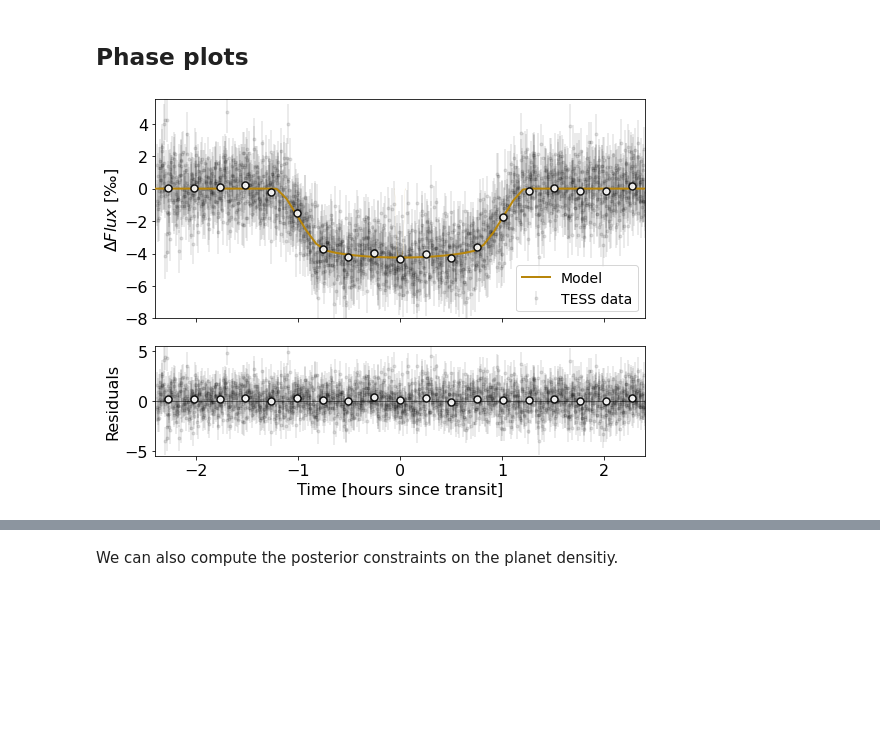
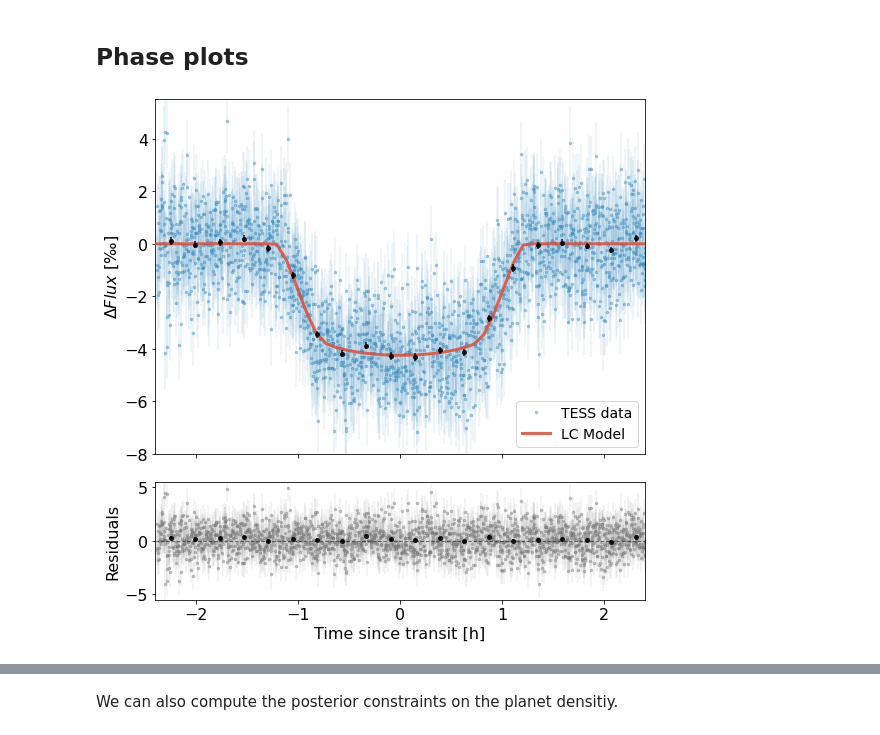
Before and after one commit to juanserrano90/toi1199-1273, a Jupyter notebook: joint_1199.ipynb, the cells around one changed output, grey strips where cells are left out. Drawn from its saved outputs; the diff is of its cells as text; code cells hidden in the pictures; blank space fills up the shorter version.

```diff
--- a/joint_1199.ipynb
+++ b/joint_1199.ipynb
@@ -352,7 +363,8 @@ def build_model(mask=None, start=None):
         trend = pm.Normal("trend", mu=0, sd=10.0 ** -np.arange(3)[::-1], shape=3)  # [2,1,0]
 
         # Transit jitter
-        logs = pm.Uniform("logs", lower=0, upper=1,testval=np.log(np.std(y)))
+        #logs = pm.Uniform("logs", lower=0, upper=1,testval=np.log(np.std(y)))
+        logs = pm.Normal("logs", mu=np.log(np.median(yerr)), sd=1)
 
         # Orbit model
         orbit = xo.orbits.KeplerianOrbit(
@@ -371,8 +383,10 @@ def build_model(mask=None, start=None):
         light_curve = tt.sum(light_curves, axis=-1) + mean
         resid = y[mask] - light_curve
 
+
         # The likelihood for the light curve
-        pm.Normal("transit_obs", mu=light_curve, sd=tt.exp(logs), observed=y[mask])
+        err_lc = tt.sqrt(yerr[mask]**2 + tt.exp(2*logs))
+        pm.Normal("transit_obs", mu=light_curve, sd=err_lc, observed=y[mask]) # sd=tt.exp(logs)
 
         # And a function for computing the full RV model
         def get_rv_model(t, name=""):
@@ -719,49 +746,44 @@ p_ = np.median(flat_samps["period"])
 t0_ = np.median(flat_samps["t0"])
 mean = np.median(flat_samps["mean"])
 # %%
-fig, (ax1, ax2) = plt.subplots(2, 1, figsize=(8, 6), sharex=True, gridspec_kw={'height_ratios': [2,1]})
+fig, (ax1, ax2) = plt.subplots(2, 1, figsize=(8, 8), sharex=True, gridspec_kw={'height_ratios': [3,1]})
 # Plot the folded data
 x_fold2 = (x[mask] - t0_ + 0.5 * p_) % p_ - 0.5 * p_
-#ax1.plot(x_fold2*24, y[mask] - mean, ".k", label="TESS data", zorder=-1000, alpha=0.15)
-ax1.errorbar(x_fold2*24, y[mask] - mean, yerr=yerr[mask], fmt=".k", label="TESS data", capsize=0, zorder=-1000, alpha=0.1)
-# Overplot the phase binned light curve
-bins = np.linspace(-0.10, 0.10, 20)
-denom, _ = np.histogram(x_fold2, bins)
-num, _ = np.histogram(x_fold2, bins, weights=y[mask] - mean)
-denom[num == 0] = 1.0
-binned = stats.binned_statistic(x_fold2, y[mask] - mean, statistic='std', bins=bins)
-binned_count = stats.binned_statistic(x_fold2, y[mask] - mean, statistic='count', bins=bins)
-ax1.errorbar((0.5 * (bins[1:] + bins[:-1]))*24, num / denom, yerr=binned.statistic/np.sqrt(binned_count.statistic), fmt='o', color='k',
-                ms=7, markeredgecolor='k', markerfacecolor='white', markeredgewidth=1.5, alpha=0.9, zorder=900)
+ax1.plot(x_fold2*24, y[mask] - mean, '.', color='#348ABD', label="TESS data", zorder=-1000, alpha=0.4, ms=5)
+ax1.errorbar(x_fold2*24, y[mask] - mean, yerr=yerr[mask], color='#348ABD', fmt="none", capsize=0, zorder=-1000, alpha=0.1)
+# Overplot the phase binned light curve with rmse as error bars
+lcc = lk.LightCurve(time=x_fold2, flux=y - mean, flux_err=yerr)
+lcc_binned = lcc.bin(time_bin_size=0.01)
+ax1.errorbar(lcc_binned['time'].value*24, lcc_binned['flux'].value, yerr=lcc_binned['flux_err'].value, fmt='o', color='k',
+                 ms=5, markeredgecolor='k', markerfacecolor='k', markeredgewidth=0, alpha=0.9, zorder=900)
 # Plot the model
 pred = np.percentile(flat_samps["lc_pred"], [16, 50, 84], axis=-1)
-ax1.plot(phase_lc*24, pred[1], color="C4", label="Model", zorder=800, linewidth=2)
-art = ax1.fill_between(phase_lc, pred[0], pred[2], color="C4", alpha=0.5, zorder=800)
+ax1.plot(phase_lc*24, pred[1], color='#E24A33', label="LC Model", zorder=800, linewidth=3, alpha=0.85)
+art = ax1.fill_between(phase_lc, pred[0], pred[2], color="#988ED5", alpha=0.5, zorder=800)
 art.set_edgecolor("none")
 
 ax1.legend(fontsize=14, loc=4)
 ax1.set_ylabel(u'$\Delta Flux$ [‰]')
 ax1.set_xlim(-0.10*24, 0.10*24)
 ax1.set_ylim(-8,5.5)
 ax1.set_yticks([-8, -6,-4,-2,0,2,4])
 
-ax2.axhline(y=0, color='k', linewidth=1, alpha=0.5)
-#ax2.plot(x_fold2*24, y[mask] - np.sum(extras, axis=-1), ".k", label="data", zorder=-1000, alpha=0.15)
-ax2.errorbar(x_fold2*24, y[mask] - np.sum(extras, axis=-1), yerr=yerr[mask], label="data", fmt=".k", capsize=0, zorder=-1000, alpha=0.1)
+# Plot the residuals
+ax2.axhline(y=0, ls='--', color='k', linewidth=1, alpha=0.5)
+ax2.plot(x_fold2*24, y[mask] - np.sum(extras, axis=-1), ".", color='#777777', zorder=-1000, alpha=0.4, ms=5)
+ax2.errorbar(x_fold2*24, y[mask] - np.sum(extras, axis=-1), yerr=yerr[mask], color='#777777', label="data", fmt="none", capsize=0, zorder=-1000, alpha=0.1)
 # Overplot the phase binned residuals
-num, _ = np.histogram(x_fold2, bins, weights=y[mask] - np.sum(extras, axis=-1))
-denom[num == 0] = 1.0
-binned = stats.binned_statistic(x_fold2, y[mask] - np.sum(extras, axis=-1), statistic='std', bins=bins)
-binned_count = stats.binned_statistic(x_fold2, y[mask] - np.sum(extras, axis=-1), statistic='count', bins=bins)
-ax2.errorbar((0.5 * (bins[1:] + bins[:-1]))*24, num / denom, yerr=binned.statistic/np.sqrt(binned_count.statistic), fmt='o', color='k',
-                ms=7, markeredgecolor='k', markerfacecolor='white', markeredgewidth=1.5, alpha=0.9, zorder=900)
+lcc2 = lk.LightCurve(time=x_fold2, flux=y[mask] - np.sum(extras, axis=-1), flux_err=yerr)
+lcc2_binned = lcc2.bin(time_bin_size=0.01)
+ax2.errorbar(lcc2_binned['time'].value*24, lcc2_binned['flux'].value, yerr=lcc2_binned['flux_err'].value, fmt='o', color='k',
+                 ms=5, markeredgecolor='k', markerfacecolor='k', markeredgewidth=0, alpha=0.9, zorder=900)
 ax2.set_ylabel('Residuals', family='sans')
-ax2.set_xlabel("Time [hours since transit]")
+ax2.set_xlabel("Time since transit [h]")
 ax2.set_ylim(-5.5,5.5)
 plt.tight_layout()
-#plt.savefig('fit_transit_joint_1199.png',dpi=300,bbox_inches='tight', facecolor='white')
+#plt.savefig('fit_transit_joint_1199.png', dpi=300, bbox_inches='tight', facecolor='white')
 # %% [output]
-[figure, old version]
+[figure, new version]
 # %%
 rv_jitter = np.exp(np.median(flat_samps['log_sigma_rv']))
 bkg_ = np.median(flat_samps['bkg'].values, axis=-1)
```
Also changed, not shown: parts of 28 cells of this notebook, 4 other files.
